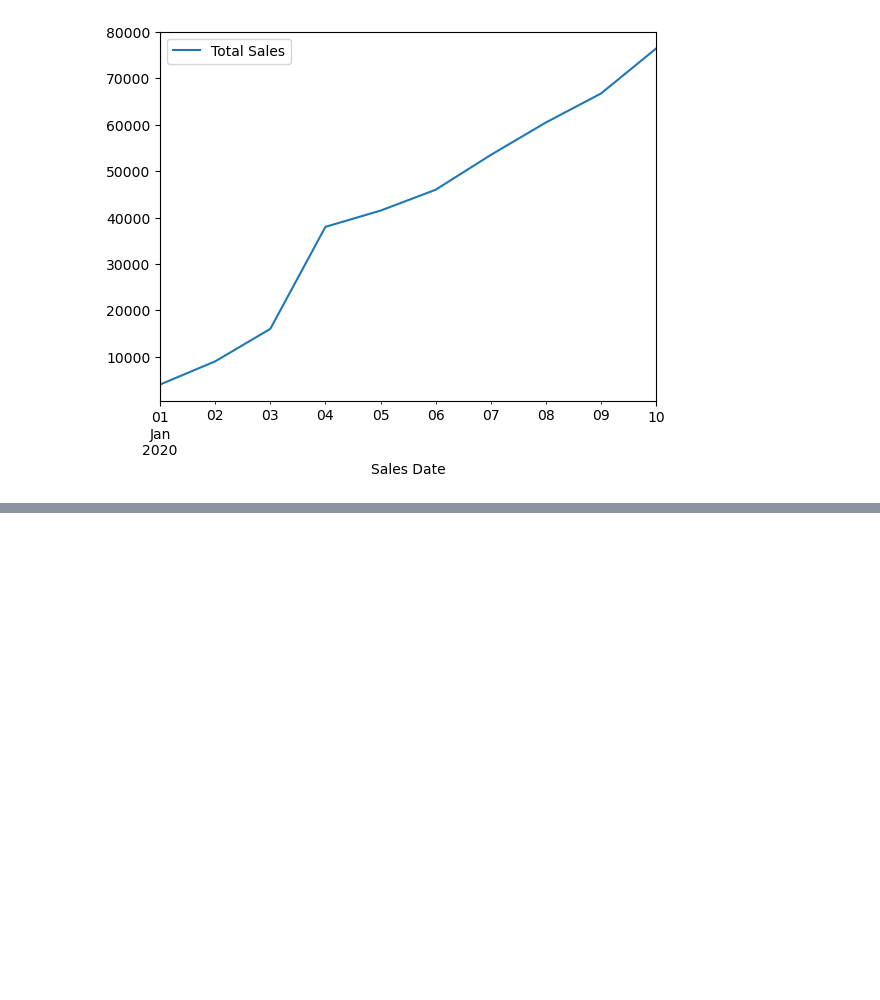
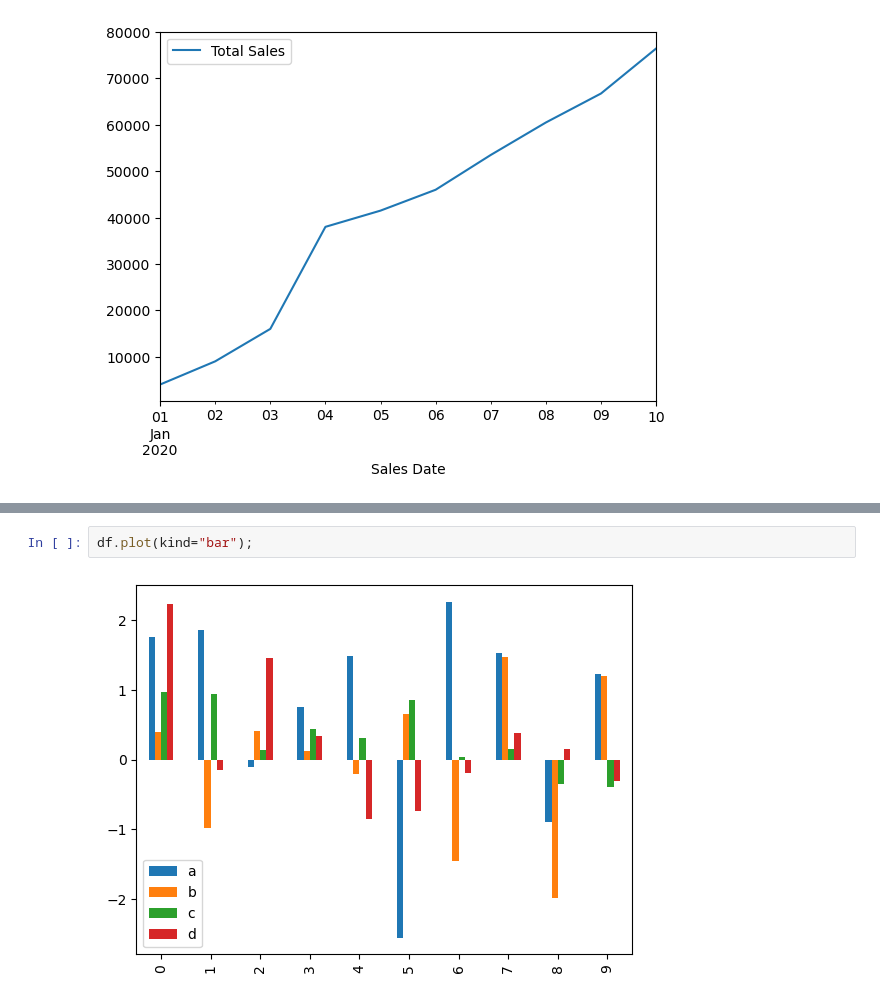
Before and after one commit to leandrofahur/senior-python-developer, a Jupyter notebook: machine-learning/matplotlib-data-analysis/introduction-to-matplotlib.ipynb, the cells around one changed output, grey strips where cells are left out. Saved outputs shown, nothing was run; the diff lists cells and outputs as text; blank space fills up the shorter version.

```diff
--- a/machine-learning/matplotlib-data-analysis/introduction-to-matplotlib.ipynb
+++ b/machine-learning/matplotlib-data-analysis/introduction-to-matplotlib.ipynb
@@ -257,0 +287,4 @@ car_sales.plot(x="Sales Date", y="Total Sales")
+# %%
+df.plot(kind="bar");
+# %% [output]
+[figure, added]
```
Also changed, not shown: parts of 8 cells of this notebook.
